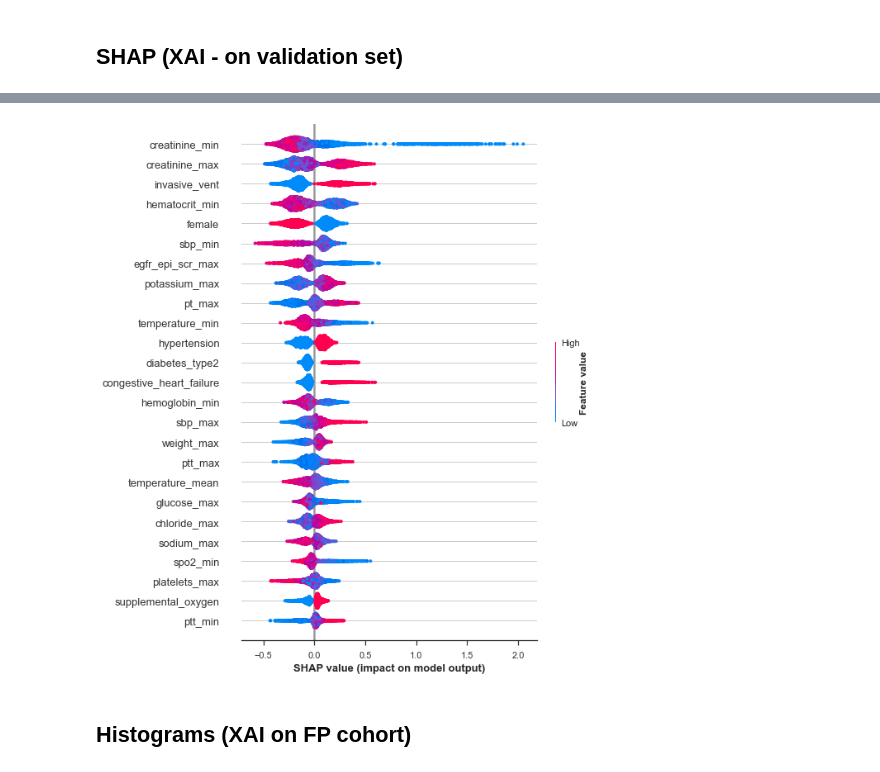
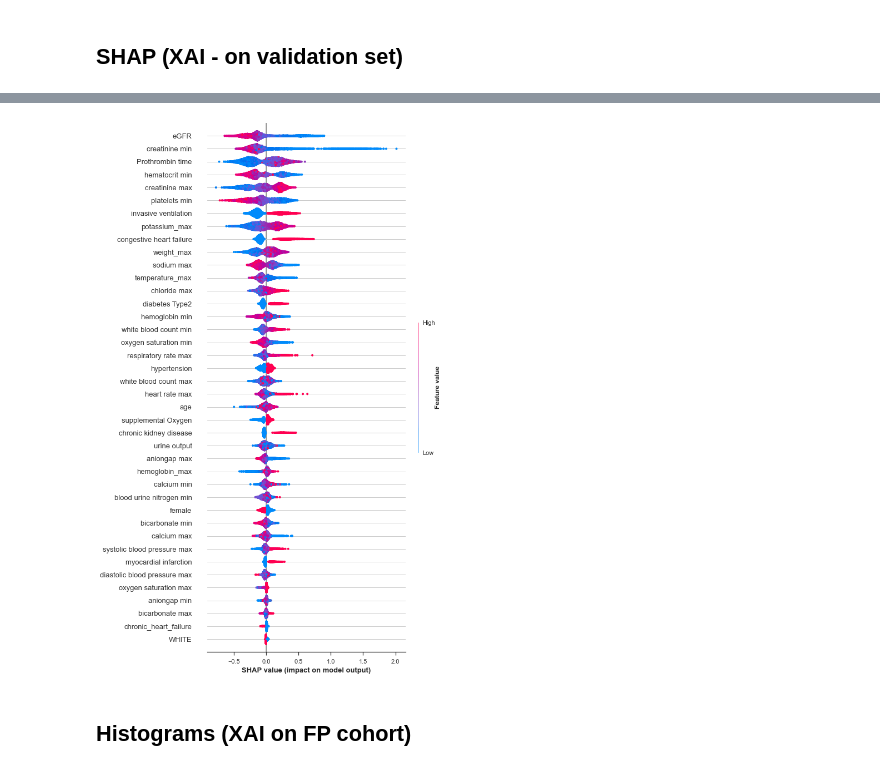
Before and after one commit to amirhkr/AKI_MIMIC4, a Jupyter notebook: ML_models_notebooks/SB_preadmisssion/preadmission_75_mean_180_7_days/XGB_preadmisssion_75_SB_6hr_fix.ipynb, the cells around one changed output, grey strips where cells are left out. Cells and saved outputs as stored; diff of their text form; code cells hidden in the pictures.

Commit message:
SHAP and Dalex added

```diff
--- a/ML_models_notebooks/SB_preadmisssion/preadmission_75_mean_180_7_days/XGB_preadmisssion_75_SB_6hr_fix.ipynb
+++ b/ML_models_notebooks/SB_preadmisssion/preadmission_75_mean_180_7_days/XGB_preadmisssion_75_SB_6hr_fix.ipynb
@@ -471,5 +568,5 @@ data[data['ckd']==1].shape
 # %%
-data = data[data['ckd']==0]
+# data = data[data['ckd']==0]
 # %%
 data[data['kidney_transplant']==1].shape
 # %% [output]
@@ -509,8 +606,9 @@ drop_X   = [
 'day_detection_mkdigo_grade_3',
 'min_day_rrt_active',
 'min_day_rrt_present',
-'ckd',
-'chronic_kidney_disease'
+'kidney_transplant'
+# 'ckd'
+# 'chronic_kidney_disease'
 ]
 # CRP and vomit_nausea as they had mostly empty
 
@@ -853,7 +978,7 @@ __________
 # best_params = {'model__num_leaves': 20, 'model__min_child_samples': 100, 'model__min_child_weight': 0.01, 'model__subsample': 0.8, 'model__reg_alpha': 0, 'model__reg_lambda': 0.1}
 # best_params = {'model__n_estimators': 400,'model__num_leaves': 20, 'model__min_child_samples': 300, 'model__min_child_weight': 0.01, 'model__subsample': 0.2, 'model__reg_alpha': 1, 'model__reg_lambda': 50}
 # best_params = {'model__min_child_samples': 300, 'model__min_child_weight': 1, 'model__n_estimators': 400, 'model__num_leaves': 20, 'model__reg_alpha': 1.0, 'model__reg_lambda': 50, 'model__subsample': 0.2}
-best_params = {'model__n_estimators': 200,'model__num_leaves': 30, 'model__min_child_samples': 20, 'model__min_child_weight': 1, 'model__subsample': 0.2, 'model__reg_alpha': 50, 'model__reg_lambda': 0}
+best_params = {'model__n_estimators': 400,'model__num_leaves': 25, 'model__min_child_samples': 20, 'model__min_child_weight': 1, 'model__subsample': 0.2, 'model__reg_alpha': 50, 'model__reg_lambda': 0}
 # Or get parameters from search above
 best_params2 = best_params
 
@@ -989,14 +1106,14 @@ final_estimator = pipeline_final._final_estimator
 # %%
-importances = final_estimator.feature_importances_
-indices = np.argsort(importances)
+# importances = final_estimator.feature_importances_
+# indices = np.argsort(importances)
 
-features = X_train.columns
-plt.rcParams["figure.figsize"] = (12,20)
-plt.title('Feature Importances')
-plt.barh(range(len(indices)), importances[indices], color='b', align='center')
-plt.yticks(range(len(indices)), [features[i] for i in indices])
-plt.xlabel('Relative Importance')
-plt.show()
+# features = X_train.columns
+# plt.rcParams["figure.figsize"] = (12,20)
+# plt.title('Feature Importances')
+# plt.barh(range(len(indices)), importances[indices], color='b', align='center')
+# plt.yticks(range(len(indices)), [features[i] for i in indices])
+# plt.xlabel('Relative Importance')
+# plt.show()
 # %%
 def scale_impute(df, pipe):
     data_scaled = pipe.named_steps['scaler'].transform(df)
@@ -1009,11 +1126,11 @@ def scale_impute(df, pipe):
 # %%
 import shap
 
 X_valid_t = scale_impute(df=X_valid,pipe=pipeline_final)
 shap.initjs()
 explainer = shap.TreeExplainer(pipeline_final._final_estimator)
 shap_values = explainer.shap_values(X_valid_t)
-shap.summary_plot(shap_values[1], X_valid_t, max_display=25)
+shap.summary_plot(shap_values[1], X_valid_t, max_display=40)
 # %% [output]
 [interactive output not drawn]
-[figure, old version]
+[figure, new version]
```
Also changed, not shown: parts of 66 cells of this notebook.
